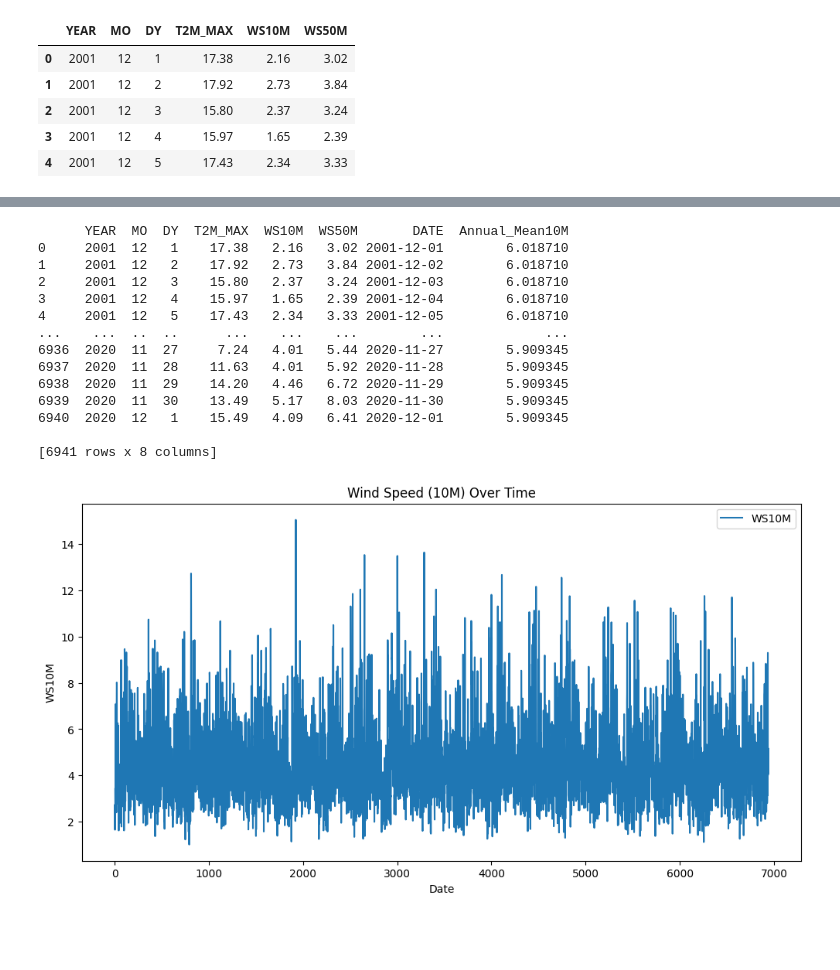
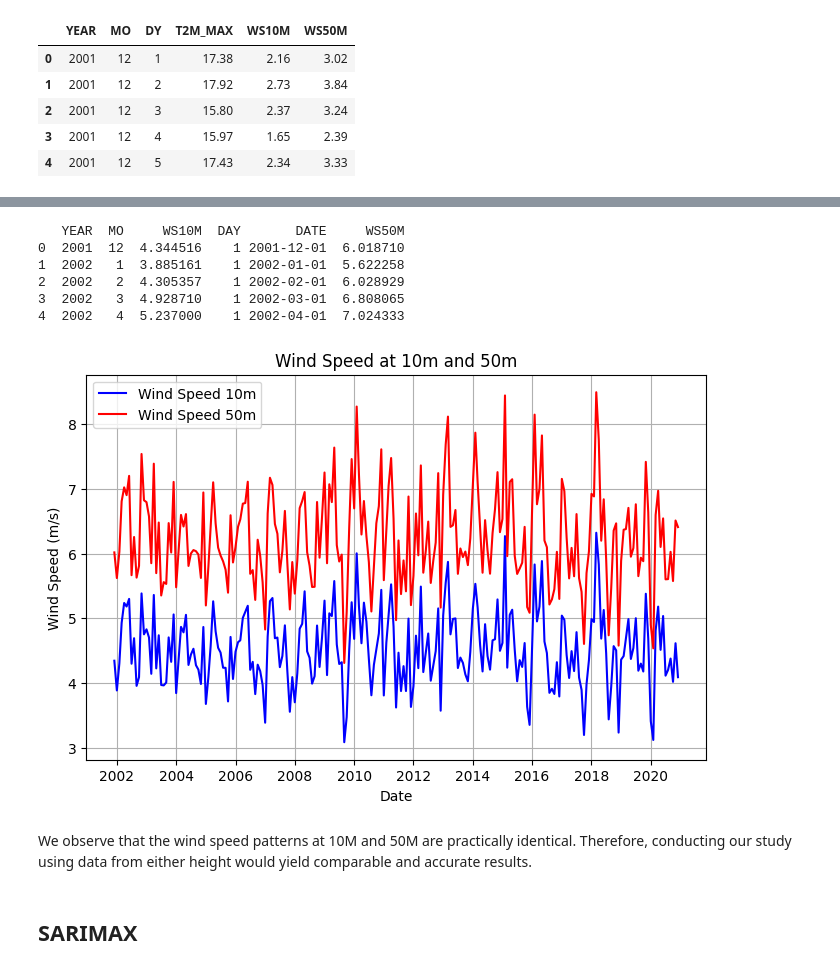
Before and after one commit to imayumi03/Wind_prediction, a Jupyter notebook: windprediction.ipynb, the cells around one changed output, grey strips where cells are left out. Cells and saved outputs as stored; diff of their text form; code cells hidden in the pictures; blank space fills up the shorter version.

```diff
--- a/windprediction.ipynb
+++ b/windprediction.ipynb
@@ -196,21 +19,0 @@ plt.show()
-# %%
-df['DATE']=dates
-df['Annual_Mean10M']=df['Annual_Mean']
-df.drop('Annual_Mean', axis=1, inplace=True)
-
-print(df)
-# %% [output]
-      YEAR  MO  DY  T2M_MAX  WS10M  WS50M       DATE  Annual_Mean10M
-0     2001  12   1    17.38   2.16   3.02 2001-12-01        6.018710
-1     2001  12   2    17.92   2.73   3.84 2001-12-02        6.018710
-2     2001  12   3    15.80   2.37   3.24 2001-12-03        6.018710
-3     2001  12   4    15.97   1.65   2.39 2001-12-04        6.018710
-4     2001  12   5    17.43   2.34   3.33 2001-12-05        6.018710
-...    ...  ..  ..      ...    ...    ...        ...             ...
-6936  2020  11  27     7.24   4.01   5.44 2020-11-27        5.909345
-6937  2020  11  28    11.63   4.01   5.92 2020-11-28        5.909345
-6938  2020  11  29    14.20   4.46   6.72 2020-11-29        5.909345
-6939  2020  11  30    13.49   5.17   8.03 2020-11-30        5.909345
-6940  2020  12   1    15.49   4.09   6.41 2020-12-01        5.909345
-
-[6941 rows x 8 columns]
@@ -220,14 +20,51 @@ series = df['WS10M']
-# %%
-# Visualiser les données pour détecter les tendances ou saisonnalités
-plt.figure(figsize=(12, 6))
-plt.plot(series, label='WS10M')
-plt.title('Wind Speed (10M) Over Time')
-plt.xlabel('Date')
-plt.ylabel('WS10M')
-plt.legend()
-plt.show()
-# %% [output]
-[figure, removed]
+# %%
+import pandas as pd
+
+def create_monthly_mean(df, value_column):
+
+
+    if not {'YEAR', 'MO', value_column}.issubset(df.columns):
+        raise ValueError("Le DataFrame doit contenir les colonnes 'YEAR', 'MO', et la colonne spécifiée.")
+    monthly_means = df.groupby(['YEAR', 'MO'])[value_column].mean().reset_index()
+    monthly_means['DAY'] = 1
+    monthly_means['DATE'] = pd.to_datetime(
+        monthly_means[['YEAR', 'MO', 'DAY']].rename(columns={'YEAR': 'year', 'MO': 'month', 'DAY': 'day'})
+    )
+    monthly_means = monthly_means.sort_values('DATE').reset_index(drop=True)
+
+    return monthly_means
+
+
+df = pd.read_csv("tandrara_wind.csv")
+monthly_means = create_monthly_mean(df, 'WS10M')
+monthly_means["WS50M"] = create_monthly_mean(df, 'WS50M')["WS50M"]
+print(monthly_means.head())
+# %% [output]
+   YEAR  MO     WS10M  DAY       DATE     WS50M
+0  2001  12  4.344516    1 2001-12-01  6.018710
+1  2002   1  3.885161    1 2002-01-01  5.622258
+2  2002   2  4.305357    1 2002-02-01  6.028929
+3  2002   3  4.928710    1 2002-03-01  6.808065
+4  2002   4  5.237000    1 2002-04-01  7.024333
+# %%
+monthly_means['DATE'] = pd.to_datetime(monthly_means['DATE'])
+# %%
+plt.figure(figsize=(8, 5))
+plt.plot(monthly_means['DATE'], monthly_means['WS10M'], label='Wind Speed 10m', color='blue')
+plt.plot(monthly_means['DATE'], monthly_means['WS50M'], label='Wind Speed 50m', color='red')
+
+plt.title('Wind Speed at 10m and 50m')
+plt.xlabel('Date')
+plt.ylabel('Wind Speed (m/s)')
+plt.legend()
+plt.grid(True)
+plt.show()
+# %% [output]
+[figure, added]
+# %% [markdown]
+We observe that the wind speed patterns at 10M and 50M are practically identical. Therefore, conducting our study using data from either height would yield comparable and accurate results.
+# %% [markdown]
+## SARIMAX
 # %%
 from statsmodels.tsa.stattools import adfuller
 
```
Also changed, not shown: parts of 16 cells of this notebook.
